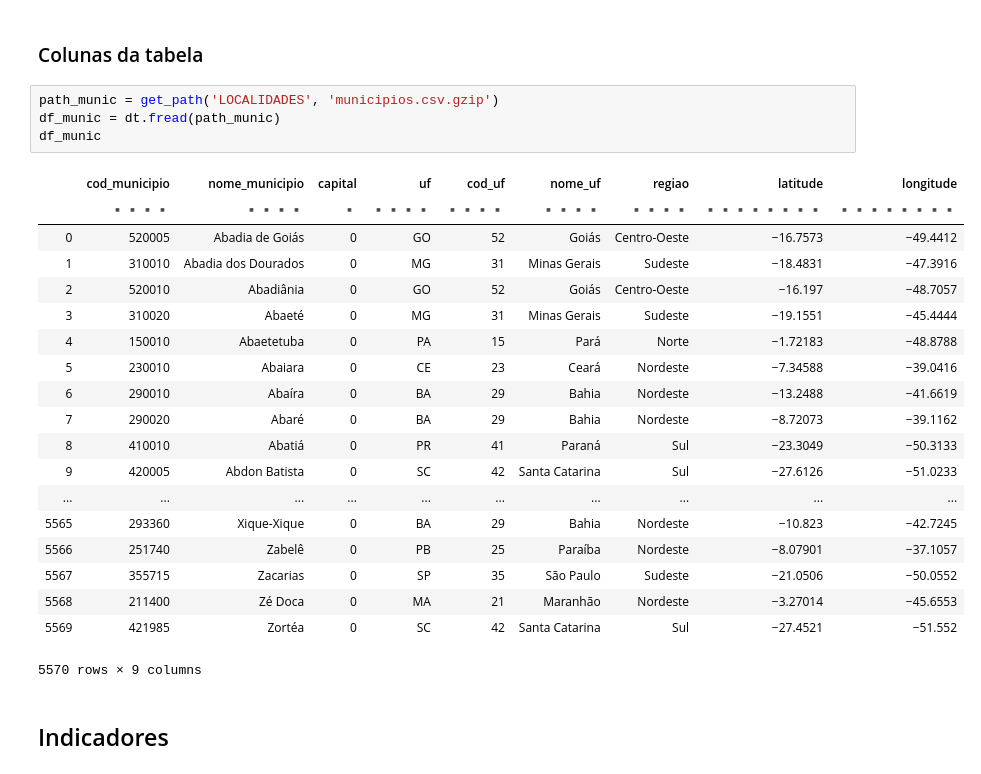
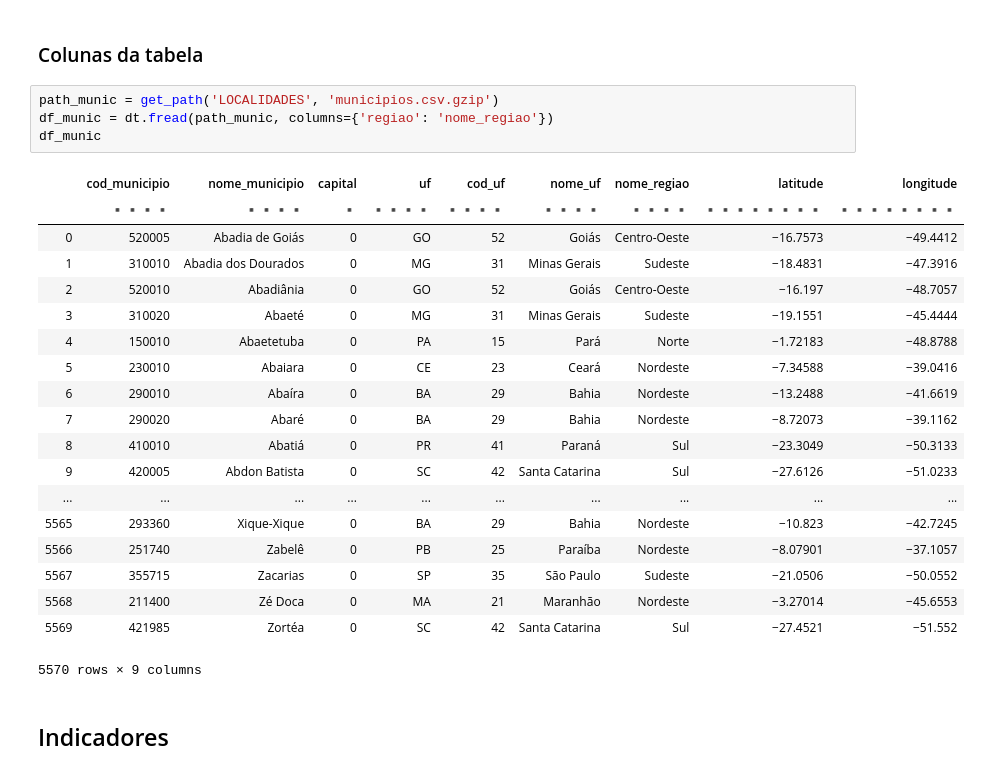
Before and after one commit to lucaslopes/gestantes, a Jupyter notebook: sections/table_locs.ipynb, the cells around one changed output. Cells and saved outputs as stored; diff of their text form.

```diff
--- a/sections/table_locs.ipynb
+++ b/sections/table_locs.ipynb
@@ -17,10 +17,10 @@ Neste notebook iremos formar uma tabela contendo todos os municípios de residê
 ### Colunas da tabela
 # %%
 path_munic = get_path('LOCALIDADES', 'municipios.csv.gzip')
-df_munic = dt.fread(path_munic)
+df_munic = dt.fread(path_munic, columns={'regiao': 'nome_regiao'})
 df_munic
 # %% [output]
-|  | cod_municipio | nome_municipio | capital | uf | cod_uf | nome_uf | regiao | latitude | longitude |
+|  | cod_municipio | nome_municipio | capital | uf | cod_uf | nome_uf | nome_regiao | latitude | longitude |
 |  | ▪▪▪▪ | ▪▪▪▪ | ▪ | ▪▪▪▪ | ▪▪▪▪ | ▪▪▪▪ | ▪▪▪▪ | ▪▪▪▪▪▪▪▪ | ▪▪▪▪▪▪▪▪ |
 | 0 | 520005 | Abadia de Goiás | 0 | GO | 52 | Goiás | Centro-Oeste | −16.7573 | −49.4412 |
 | 1 | 310010 | Abadia dos Dourados | 0 | MG | 31 | Minas Gerais | Sudeste | −18.4831 | −47.3916 |
```
Also changed, not shown: parts of 6 cells of this notebook, 12 other files.
